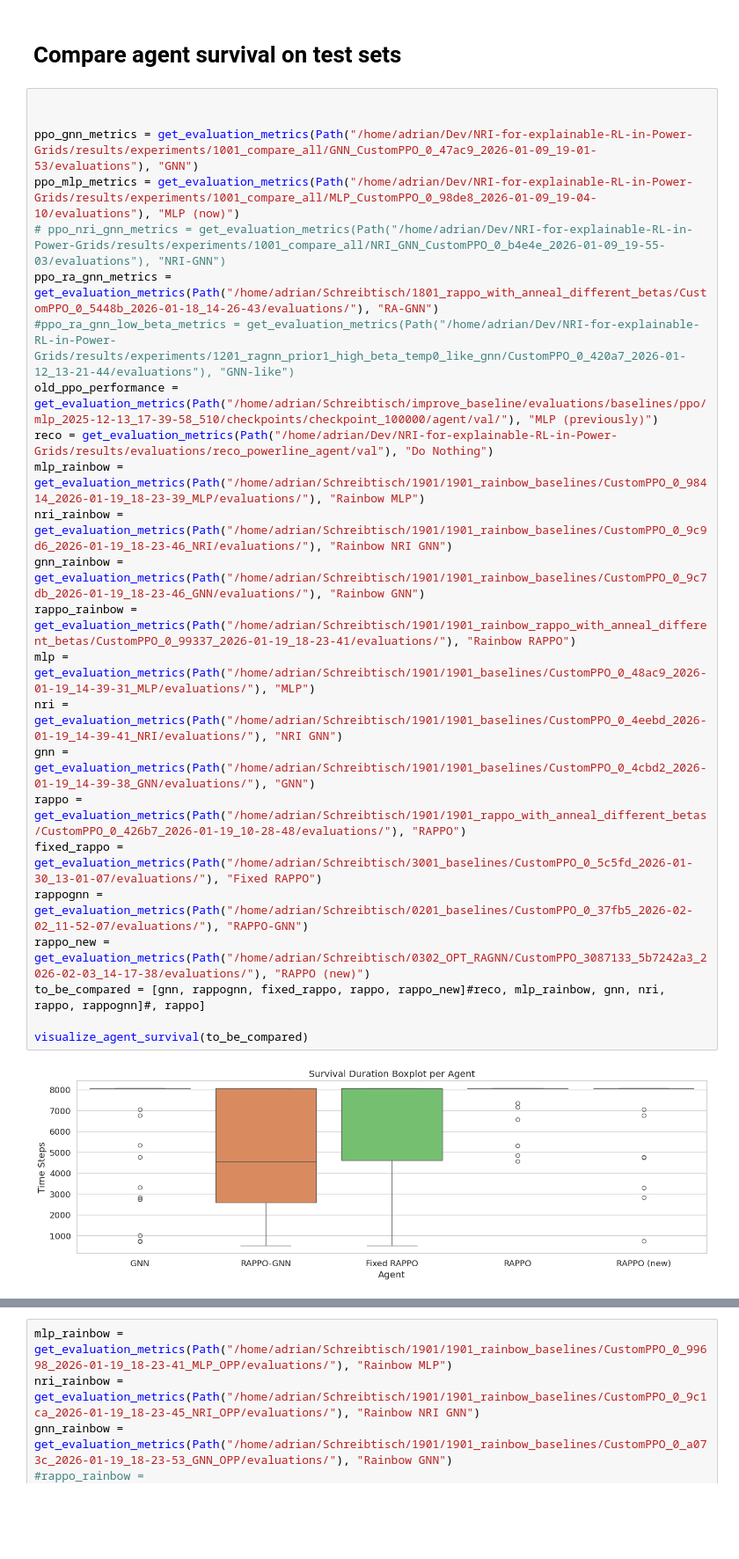
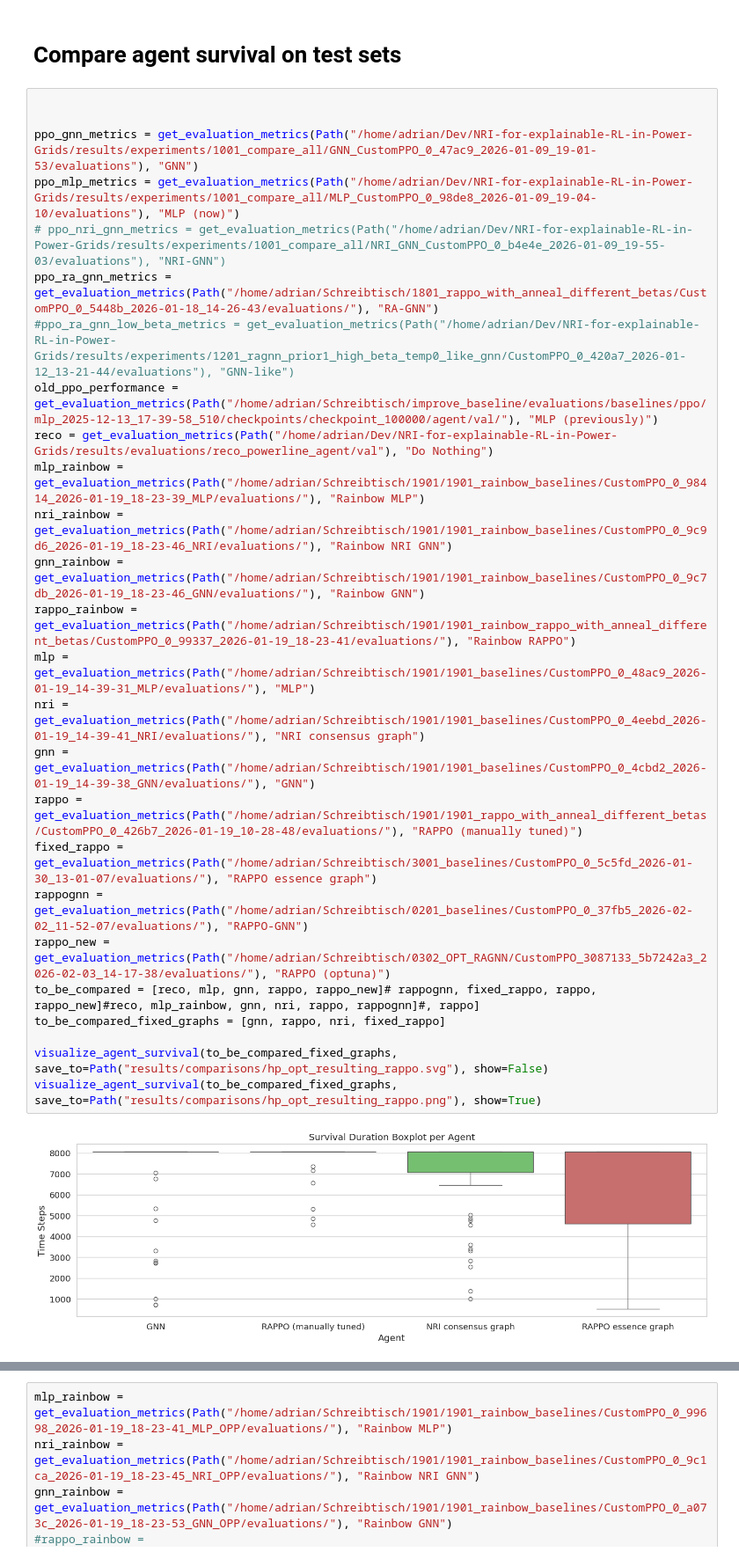
Before and after one commit to HansDampf37/NRI-for-explainable-RL-in-Power-Grids, a Jupyter notebook: src/visualization/visualize_agent_eval_results.ipynb, the cells around one changed output, grey strips where cells are left out. Shown at 88% size. Cells and saved outputs as stored; diff of their text form; blank space fills up the shorter version.

```diff
--- a/src/visualization/visualize_agent_eval_results.ipynb
+++ b/src/visualization/visualize_agent_eval_results.ipynb
@@ -20,27 +20,29 @@ from src.visualization import get_evaluation_metrics, visualize_agent_survival,
 # %%
 
 
 ppo_gnn_metrics = get_evaluation_metrics(Path("/home/adrian/Dev/NRI-for-explainable-RL-in-Power-Grids/results/experiments/1001_compare_all/GNN_CustomPPO_0_47ac9_2026-01-09_19-01-53/evaluations"), "GNN")
 ppo_mlp_metrics = get_evaluation_metrics(Path("/home/adrian/Dev/NRI-for-explainable-RL-in-Power-Grids/results/experiments/1001_compare_all/MLP_CustomPPO_0_98de8_2026-01-09_19-04-10/evaluations"), "MLP (now)")
 # ppo_nri_gnn_metrics = get_evaluation_metrics(Path("/home/adrian/Dev/NRI-for-explainable-RL-in-Power-Grids/results/experiments/1001_compare_all/NRI_GNN_CustomPPO_0_b4e4e_2026-01-09_19-55-03/evaluations"), "NRI-GNN")
 ppo_ra_gnn_metrics = get_evaluation_metrics(Path("/home/adrian/Schreibtisch/1801_rappo_with_anneal_different_betas/CustomPPO_0_5448b_2026-01-18_14-26-43/evaluations/"), "RA-GNN")
 #ppo_ra_gnn_low_beta_metrics = get_evaluation_metrics(Path("/home/adrian/Dev/NRI-for-explainable-RL-in-Power-Grids/results/experiments/1201_ragnn_prior1_high_beta_temp0_like_gnn/CustomPPO_0_420a7_2026-01-12_13-21-44/evaluations"), "GNN-like")
 old_ppo_performance = get_evaluation_metrics(Path("/home/adrian/Schreibtisch/improve_baseline/evaluations/baselines/ppo/mlp_2025-12-13_17-39-58_510/checkpoints/checkpoint_100000/agent/val/"), "MLP (previously)")
 reco = get_evaluation_metrics(Path("/home/adrian/Dev/NRI-for-explainable-RL-in-Power-Grids/results/evaluations/reco_powerline_agent/val"), "Do Nothing")
 mlp_rainbow = get_evaluation_metrics(Path("/home/adrian/Schreibtisch/1901/1901_rainbow_baselines/CustomPPO_0_98414_2026-01-19_18-23-39_MLP/evaluations/"), "Rainbow MLP")
 nri_rainbow = get_evaluation_metrics(Path("/home/adrian/Schreibtisch/1901/1901_rainbow_baselines/CustomPPO_0_9c9d6_2026-01-19_18-23-46_NRI/evaluations/"), "Rainbow NRI GNN")
 gnn_rainbow = get_evaluation_metrics(Path("/home/adrian/Schreibtisch/1901/1901_rainbow_baselines/CustomPPO_0_9c7db_2026-01-19_18-23-46_GNN/evaluations/"), "Rainbow GNN")
 rappo_rainbow = get_evaluation_metrics(Path("/home/adrian/Schreibtisch/1901/1901_rainbow_rappo_with_anneal_different_betas/CustomPPO_0_99337_2026-01-19_18-23-41/evaluations/"), "Rainbow RAPPO")
 mlp = get_evaluation_metrics(Path("/home/adrian/Schreibtisch/1901/1901_baselines/CustomPPO_0_48ac9_2026-01-19_14-39-31_MLP/evaluations/"), "MLP")
-nri = get_evaluation_metrics(Path("/home/adrian/Schreibtisch/1901/1901_baselines/CustomPPO_0_4eebd_2026-01-19_14-39-41_NRI/evaluations/"), "NRI GNN")
+nri = get_evaluation_metrics(Path("/home/adrian/Schreibtisch/1901/1901_baselines/CustomPPO_0_4eebd_2026-01-19_14-39-41_NRI/evaluations/"), "NRI consensus graph")
 gnn = get_evaluation_metrics(Path("/home/adrian/Schreibtisch/1901/1901_baselines/CustomPPO_0_4cbd2_2026-01-19_14-39-38_GNN/evaluations/"), "GNN")
-rappo = get_evaluation_metrics(Path("/home/adrian/Schreibtisch/1901/1901_rappo_with_anneal_different_betas/CustomPPO_0_426b7_2026-01-19_10-28-48/evaluations/"), "RAPPO")
-fixed_rappo = get_evaluation_metrics(Path("/home/adrian/Schreibtisch/3001_baselines/CustomPPO_0_5c5fd_2026-01-30_13-01-07/evaluations/"), "Fixed RAPPO")
+rappo = get_evaluation_metrics(Path("/home/adrian/Schreibtisch/1901/1901_rappo_with_anneal_different_betas/CustomPPO_0_426b7_2026-01-19_10-28-48/evaluations/"), "RAPPO (manually tuned)")
+fixed_rappo = get_evaluation_metrics(Path("/home/adrian/Schreibtisch/3001_baselines/CustomPPO_0_5c5fd_2026-01-30_13-01-07/evaluations/"), "RAPPO essence graph")
 rappognn = get_evaluation_metrics(Path("/home/adrian/Schreibtisch/0201_baselines/CustomPPO_0_37fb5_2026-02-02_11-52-07/evaluations/"), "RAPPO-GNN")
-rappo_new = get_evaluation_metrics(Path("/home/adrian/Schreibtisch/0302_OPT_RAGNN/CustomPPO_3087133_5b7242a3_2026-02-03_14-17-38/evaluations/"), "RAPPO (new)")
-to_be_compared = [gnn, rappognn, fixed_rappo, rappo, rappo_new]#reco, mlp_rainbow, gnn, nri, rappo, rappognn]#, rappo]
+rappo_new = get_evaluation_metrics(Path("/home/adrian/Schreibtisch/0302_OPT_RAGNN/CustomPPO_3087133_5b7242a3_2026-02-03_14-17-38/evaluations/"), "RAPPO (optuna)")
+to_be_compared = [reco, mlp, gnn, rappo, rappo_new]# rappognn, fixed_rappo, rappo, rappo_new]#reco, mlp_rainbow, gnn, nri, rappo, rappognn]#, rappo]
+to_be_compared_fixed_graphs = [gnn, rappo, nri, fixed_rappo]
 
-visualize_agent_survival(to_be_compared)
+visualize_agent_survival(to_be_compared_fixed_graphs, save_to=Path("results/comparisons/hp_opt_resulting_rappo.svg"), show=False)
+visualize_agent_survival(to_be_compared_fixed_graphs, save_to=Path("results/comparisons/hp_opt_resulting_rappo.png"), show=True)
 # %% [output]
-[figure, old version]
+[figure, new version]
 # %%
```
Also changed, not shown: parts of 1 cell of this notebook, 9 other files.
